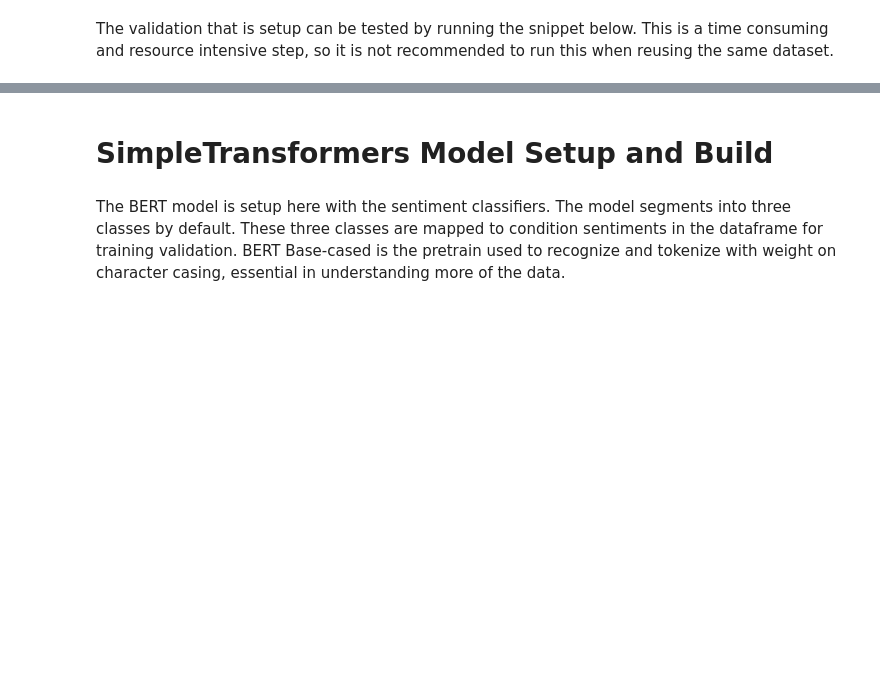
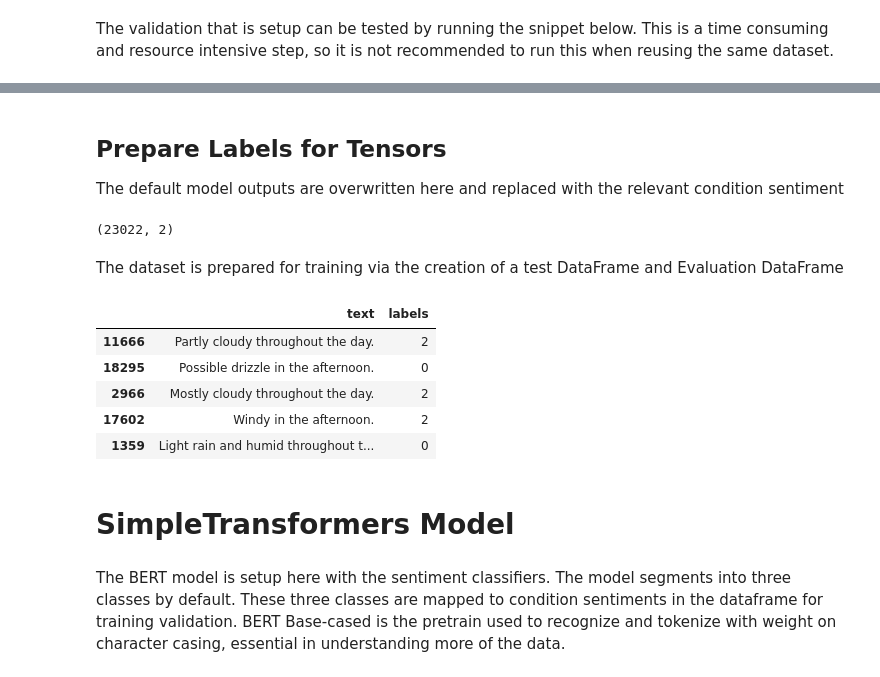
Before and after one commit to KamranHussain05/bert-model-eval, a Jupyter notebook: SentimentTrainingEval/BertDRFConditionSegmentation.ipynb, the cells around one changed output, grey strips where cells are left out. Saved outputs shown, nothing was run; the diff lists cells and outputs as text; code cells hidden in the pictures; blank space fills up the shorter version.

```diff
--- a/SentimentTrainingEval/BertDRFConditionSegmentation.ipynb
+++ b/SentimentTrainingEval/BertDRFConditionSegmentation.ipynb
@@ -147,6 +238,47 @@ Necessary tokenization modules are imported first and setup
 # %%
-train,eval = train_test_split(df,test_size=0.1)
+train,eval = train_test_split(df.astype(str),test_size=0.1)
+# %% [markdown]
+## Prepare Labels for Tensors
+The default model outputs are overwritten here and replaced with the relevant condition sentiment
+# %%
+# 0,1,2 : positive,negative,neutral
+def making_label(st):
+    if(st=='positive'):
+        return 1
+    elif(st=='neutral'):
+        return 2
+    else:
+        return 0
+
+train['labels'] = train['labels'].apply(making_label)
+eval['labels'] = eval['labels'].apply(making_label)
+print(train.shape)
+# %% [output]
+(23022, 2)
+# %% [markdown]
+The dataset is prepared for training via the creation of a test DataFrame and Evaluation DataFrame
+# %%
+train_df = pd.DataFrame({
+    'text': train['text'],
+    'labels': train['labels']
+})
+train_df.columns = ["text", "labels"]
+train_df.head()
+
+eval_df = pd.DataFrame({
+    'text': eval['text'][:8527],
+    'labels': eval['labels'][:8527]
+})
+eval_df.columns=["text", "labels"]
+eval_df.head()
+# %% [output]
+|  | text | labels |
+| 11666 | Partly cloudy throughout the day. | 2 |
+| 18295 | Possible drizzle in the afternoon. | 0 |
+| 2966 | Mostly cloudy throughout the day. | 2 |
+| 17602 | Windy in the afternoon. | 2 |
+| 1359 | Light rain and humid throughout t... | 0 |
 # %% [markdown]
-# SimpleTransformers Model Setup and Build
+# SimpleTransformers Model
 # %% [markdown]
 The BERT model is setup here with the sentiment classifiers. The model segments into three classes by default. These three classes are mapped to condition sentiments in the dataframe for training validation. BERT Base-cased is the pretrain used to recognize and tokenize with weight on character casing, essential in understanding more of the data.
```
Also changed, not shown: parts of 73 cells of this notebook.
